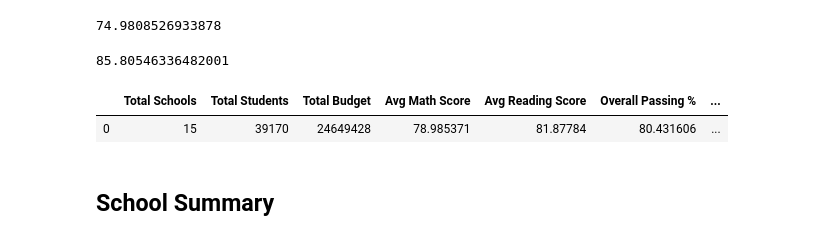
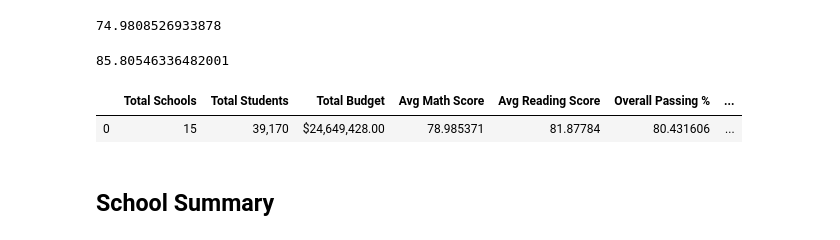
Before and after one commit to kennethtanaka/pandas-challenge, a Jupyter notebook: PyCitySchoolsHW/PyCitySchools_HW.ipynb, the cells around one changed output. Saved outputs shown, nothing was run; the diff lists cells and outputs as text; code cells hidden in the pictures.

```diff
--- a/PyCitySchoolsHW/PyCitySchools_HW.ipynb
+++ b/PyCitySchoolsHW/PyCitySchools_HW.ipynb
@@ -107,14 +107,14 @@ round(overallpass,2)
 80.43
 # %%
 #Calculate the percentage of students with a passing math score (70 or greater)
-mathpass = school_data_complete.loc[school_data_complete["math_score"] >= 70, ["student_name"]]
+mathpass = school_data_complete.loc[school_data_complete["math_score"] >= 70]
 pctmathpass = len(mathpass)/totalstudents
 pctmathpass*100
 # %% [output]
 74.9808526933878
 # %%
 #Calculate the percentage of students with a passing reading score (70 or greater)
-readpass = school_data_complete.loc[school_data_complete["reading_score"] >= 70, ["student_name"]]
+readpass = school_data_complete.loc[school_data_complete["reading_score"] >= 70]
 pctreadpass = len(readpass)/totalstudents
 pctreadpass*100
 # %% [output]
@@ -130,10 +130,14 @@ summary_dist = pd.DataFrame({"Total Schools": [len(nameschool)],
                              "% Passing Math": [pctmathpass*100],
                              "% Passing Reading": [pctreadpass*100]}
                           )
-summary_dist
-# %% [output]
-|  | Total Schools | Total Students | Total Budget | Avg Math Score | Avg Reading Score | Overall Passing % | ... |
-| 0 | 15 | 39170 | 24649428 | 78.985371 | 81.87784 | 80.431606 | ... |
+# %%
+# Use Map to format Total Students and Total Budget columns
+summary_dist["Total Students"] = summary_dist["Total Students"].map("{:,}".format)
+summary_dist["Total Budget"] = summary_dist["Total Budget"].map("${:,.2f}".format)
+summary_dist
+# %% [output]
+|  | Total Schools | Total Students | Total Budget | Avg Math Score | Avg Reading Score | Overall Passing % | ... |
+| 0 | 15 | 39,170 | $24,649,428.00 | 78.985371 | 81.87784 | 80.431606 | ... |
 # %% [markdown]
 ## School Summary
 # %% [markdown]
```
Also changed, not shown: parts of 8 cells of this notebook.
